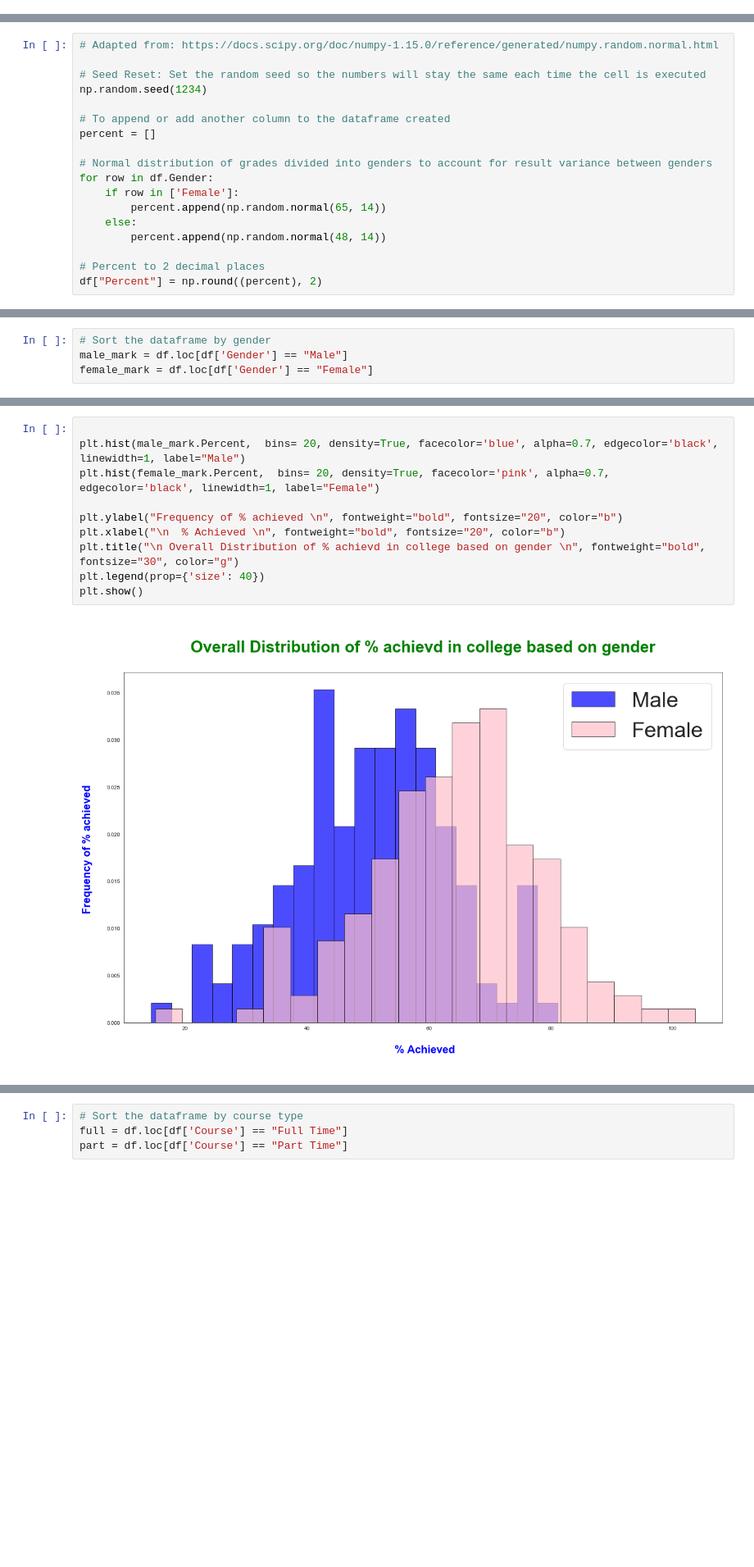
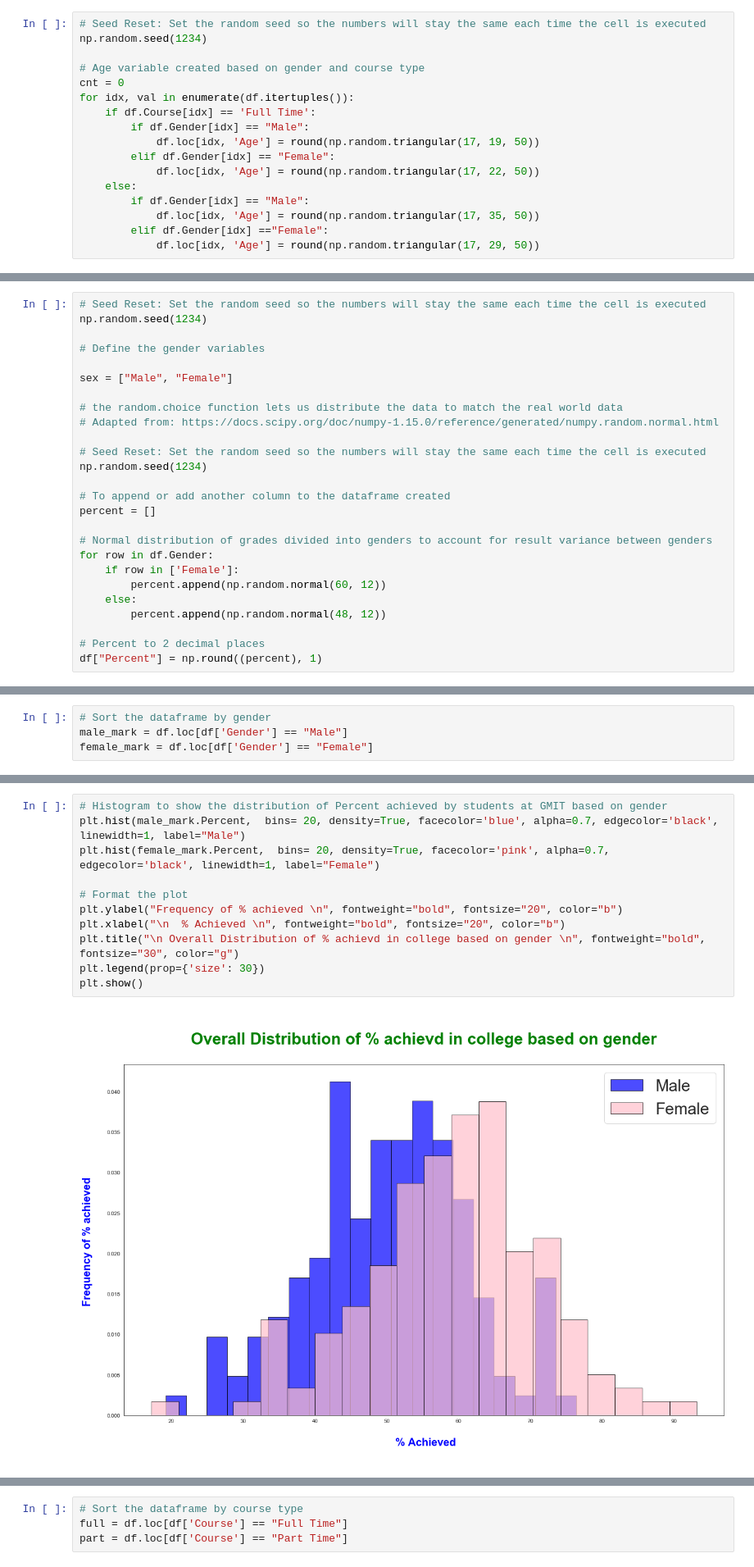
Before and after one commit to Roisin-Fallon/Programming-for-Data-Analysis-Project-2019, a Jupyter notebook: Project.ipynb, the cells around one changed output, grey strips where cells are left out. Shown at 82% size. Cells and saved outputs as stored; diff of their text form; blank space fills up the shorter version.

```diff
--- a/Project.ipynb
+++ b/Project.ipynb
@@ -316,0 +337,17 @@ sns.distplot(male, color="b", bins=15, label='Male')
+# %%
+# Seed Reset: Set the random seed so the numbers will stay the same each time the cell is executed
+np.random.seed(1234)
+
+# Age variable created based on gender and course type
+cnt = 0
+for idx, val in enumerate(df.itertuples()):
+    if df.Course[idx] == 'Full Time':
+        if df.Gender[idx] == "Male":
+            df.loc[idx, 'Age'] = round(np.random.triangular(17, 19, 50))
+        elif df.Gender[idx] == "Female":
+            df.loc[idx, 'Age'] = round(np.random.triangular(17, 22, 50))
+    else:
+        if df.Gender[idx] == "Male":
+            df.loc[idx, 'Age'] = round(np.random.triangular(17, 35, 50))
+        elif df.Gender[idx] =="Female":
+            df.loc[idx, 'Age'] = round(np.random.triangular(17, 29, 50))
@@ -410,4 +493,12 @@ It is difficult to attain if there is any significant difference in the results
 # %%
+# Seed Reset: Set the random seed so the numbers will stay the same each time the cell is executed
+np.random.seed(1234)
+
+# Define the gender variables
+
+sex = ["Male", "Female"]
+
+# the random.choice function lets us distribute the data to match the real world data
 # Adapted from: https://docs.scipy.org/doc/numpy-1.15.0/reference/generated/numpy.random.normal.html
 
 # Seed Reset: Set the random seed so the numbers will stay the same each time the cell is executed
@@ -419,9 +510,9 @@ percent = []
 # Normal distribution of grades divided into genders to account for result variance between genders
 for row in df.Gender:
     if row in ['Female']:
-        percent.append(np.random.normal(65, 14))
+        percent.append(np.random.normal(60, 12))
     else:
-        percent.append(np.random.normal(48, 14))
+        percent.append(np.random.normal(48, 12))
 
 # Percent to 2 decimal places
-df["Percent"] = np.round((percent), 2)
+df["Percent"] = np.round((percent), 1)
@@ -452,12 +585,13 @@ female_mark = df.loc[df['Gender'] == "Female"]
 # %%
-
+# Histogram to show the distribution of Percent achieved by students at GMIT based on gender
 plt.hist(male_mark.Percent,  bins= 20, density=True, facecolor='blue', alpha=0.7, edgecolor='black', linewidth=1, label="Male")
 plt.hist(female_mark.Percent,  bins= 20, density=True, facecolor='pink', alpha=0.7, edgecolor='black', linewidth=1, label="Female")
 
+# Format the plot
 plt.ylabel("Frequency of % achieved \n", fontweight="bold", fontsize="20", color="b")
 plt.xlabel("\n  % Achieved \n", fontweight="bold", fontsize="20", color="b")
 plt.title("\n Overall Distribution of % achievd in college based on gender \n", fontweight="bold", fontsize="30", color="g")
-plt.legend(prop={'size': 40})
+plt.legend(prop={'size': 30})
 plt.show()
 # %% [output]
-[figure, old version]
+[figure, new version]
```
Also changed, not shown: parts of 108 cells of this notebook, 2 other files.
